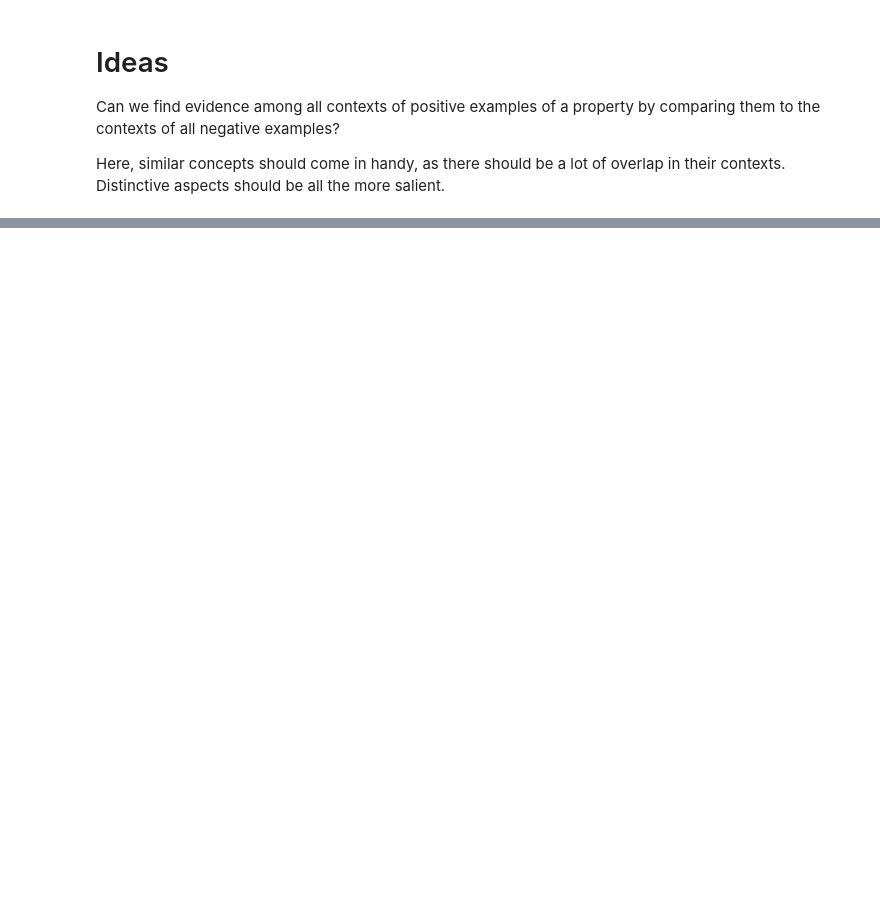
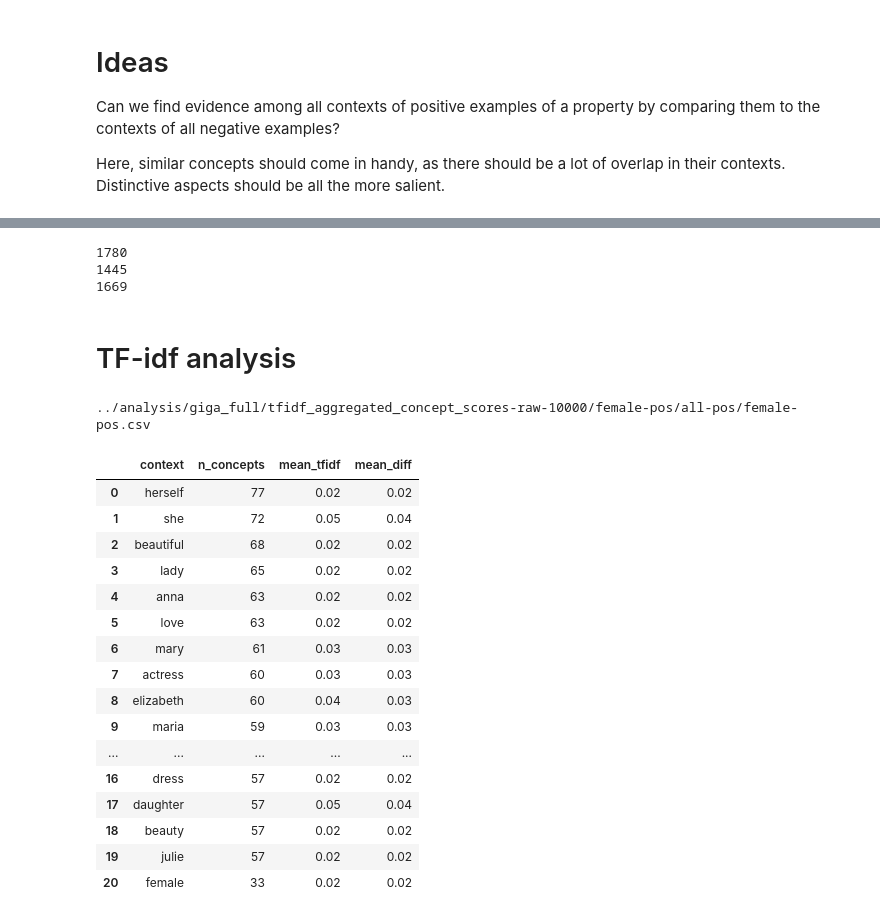
Before and after one commit to PiaSommerauer/corpus_diagnostics, a Jupyter notebook: scripts/Explore.ipynb, the cells around one changed output, grey strips where cells are left out. Drawn from its saved outputs; the diff is of its cells as text; code cells hidden in the pictures; blank space fills up the shorter version.

```diff
--- a/scripts/Explore.ipynb
+++ b/scripts/Explore.ipynb
@@ -175,0 +17,22 @@ print(start, end, end-start)
+# %%
+# sanity check giga
+
+path_giga = '../contexts/giga_full/vocab/'
+path_wiki =  '../contexts/wiki/vocab/'
+path_vocab = '../data/vocab.txt'
+
+with open(path_vocab) as infile:
+    vocab = set(infile.read().strip().split('\n'))
+print(len(vocab))
+
+giga_vocab = [f.split('.')[0] for f in os.listdir(path_giga)]
+print(len(giga_vocab))
+
+wiki_vocab = [f.split('.')[0] for f in os.listdir(path_wiki)]
+print(len(wiki_vocab))
+# %% [output]
+1780
+1445
+1669
+# %% [markdown]
+# TF-idf analysis
@@ -175,0 +44,33 @@ print(start, end, end-start)
+# %%
+# before annotation
+
+prop = 'female'
+model = 'giga_full'
+cnt_type = 'raw'
+max_features = 10000
+category = 'all-pos'
+pos_dicts, neg_dicts = get_table(model, prop, category,
+                                 cnt_type, max_features,
+                                 rank_by='n_concepts', top_n=20)
+df_pos = pd.DataFrame(pos_dicts)
+df_neg = pd.DataFrame(neg_dicts)
+df_pos
+# %% [output]
+../analysis/giga_full/tfidf_aggregated_concept_scores-raw-10000/female-pos/all-pos/female-pos.csv
+|  | context | n_concepts | mean_tfidf | mean_diff |
+| 0 | herself | 77 | 0.02 | 0.02 |
+| 1 | she | 72 | 0.05 | 0.04 |
+| 2 | beautiful | 68 | 0.02 | 0.02 |
+| 3 | lady | 65 | 0.02 | 0.02 |
+| 4 | anna | 63 | 0.02 | 0.02 |
+| 5 | love | 63 | 0.02 | 0.02 |
+| 6 | mary | 61 | 0.03 | 0.03 |
+| 7 | actress | 60 | 0.03 | 0.03 |
+| 8 | elizabeth | 60 | 0.04 | 0.03 |
+| 9 | maria | 59 | 0.03 | 0.03 |
+| ... | ... | ... | ... | ... |
+| 16 | dress | 57 | 0.02 | 0.02 |
+| 17 | daughter | 57 | 0.05 | 0.04 |
+| 18 | beauty | 57 | 0.02 | 0.02 |
+| 19 | julie | 57 | 0.02 | 0.02 |
+| 20 | female | 33 | 0.02 | 0.02 |
```
Also changed, not shown: parts of 44 cells of this notebook, 4 other files.
